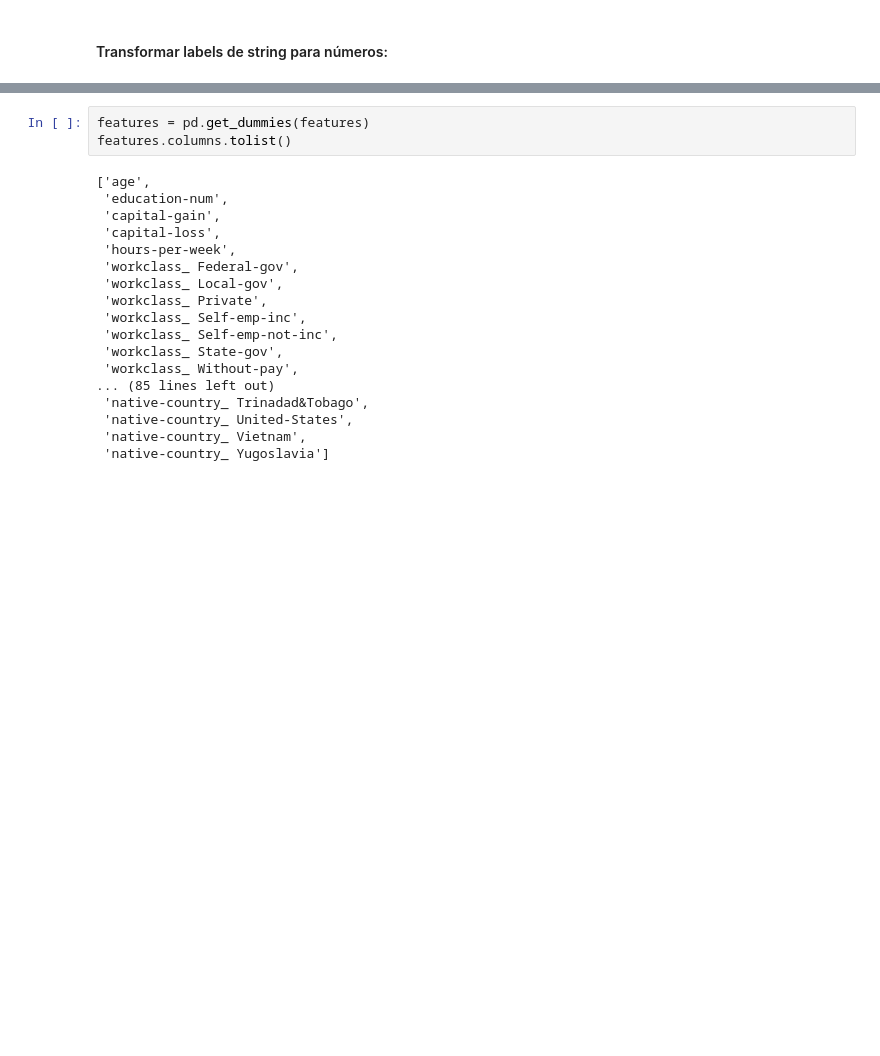
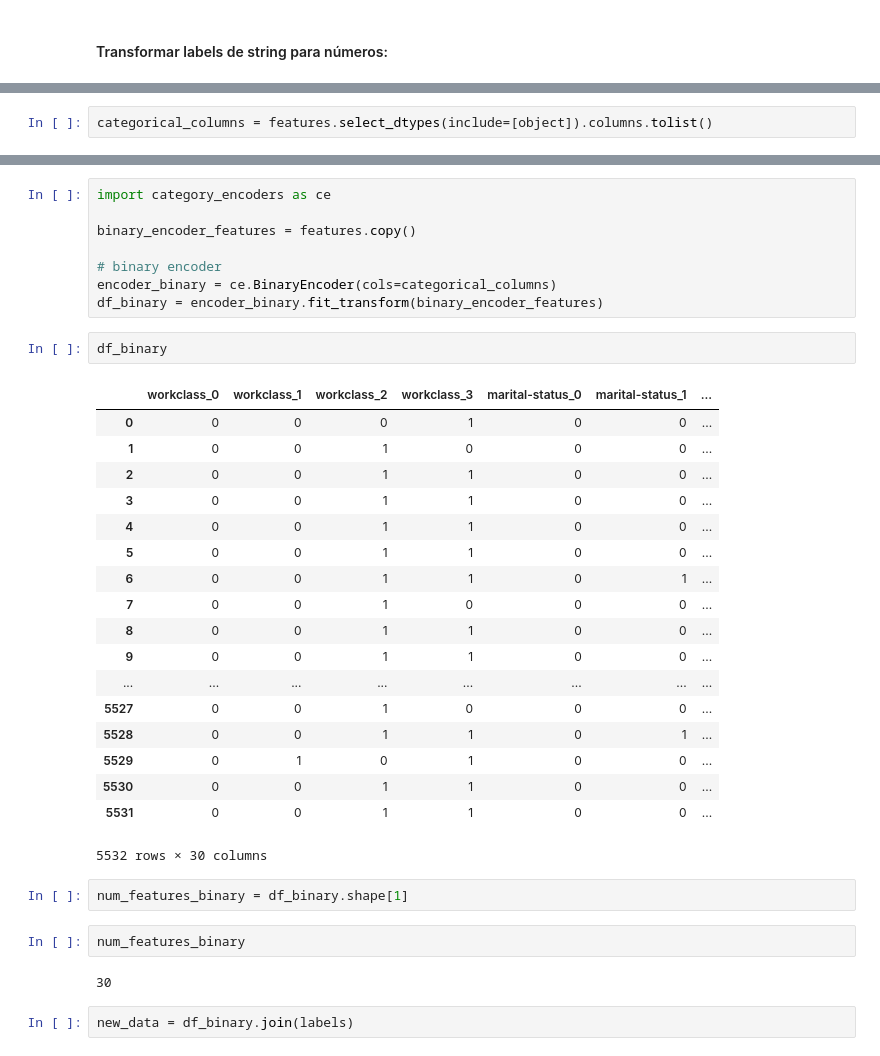
Before and after one commit to viniciusdoss/PredictSalary, a Jupyter notebook: Censo1994_EUA.ipynb, the cells around one changed output, grey strips where cells are left out. Drawn from its saved outputs; the diff is of its cells as text; blank space fills up the shorter version.

```diff
--- a/Censo1994_EUA.ipynb
+++ b/Censo1994_EUA.ipynb
@@ -182,0 +204,2 @@ TypeError: Cannot compare types 'ndarray(dtype=int64)' and 'str'
+# %%
+categorical_columns = features.select_dtypes(include=[object]).columns.tolist()
@@ -185,21 +217,37 @@ TypeError: Cannot compare types 'ndarray(dtype=int64)' and 'str'
-# %%
-features = pd.get_dummies(features)
-features.columns.tolist()
-# %% [output]
-['age',
- 'education-num',
- 'capital-gain',
- 'capital-loss',
- 'hours-per-week',
- 'workclass_ Federal-gov',
- 'workclass_ Local-gov',
- 'workclass_ Private',
- 'workclass_ Self-emp-inc',
- 'workclass_ Self-emp-not-inc',
- 'workclass_ State-gov',
- 'workclass_ Without-pay',
-... (85 lines left out)
- 'native-country_ Trinadad&Tobago',
- 'native-country_ United-States',
- 'native-country_ Vietnam',
- 'native-country_ Yugoslavia']
+# %%
+import category_encoders as ce
+
+binary_encoder_features = features.copy()
+
+# binary encoder
+encoder_binary = ce.BinaryEncoder(cols=categorical_columns)
+df_binary = encoder_binary.fit_transform(binary_encoder_features)
+# %%
+df_binary
+# %% [output]
+|  | workclass_0 | workclass_1 | workclass_2 | workclass_3 | marital-status_0 | marital-status_1 | ... |
+| 0 | 0 | 0 | 0 | 1 | 0 | 0 | ... |
+| 1 | 0 | 0 | 1 | 0 | 0 | 0 | ... |
+| 2 | 0 | 0 | 1 | 1 | 0 | 0 | ... |
+| 3 | 0 | 0 | 1 | 1 | 0 | 0 | ... |
+| 4 | 0 | 0 | 1 | 1 | 0 | 0 | ... |
+| 5 | 0 | 0 | 1 | 1 | 0 | 0 | ... |
+| 6 | 0 | 0 | 1 | 1 | 0 | 1 | ... |
+| 7 | 0 | 0 | 1 | 0 | 0 | 0 | ... |
+| 8 | 0 | 0 | 1 | 1 | 0 | 0 | ... |
+| 9 | 0 | 0 | 1 | 1 | 0 | 0 | ... |
+| ... | ... | ... | ... | ... | ... | ... | ... |
+| 5527 | 0 | 0 | 1 | 0 | 0 | 0 | ... |
+| 5528 | 0 | 0 | 1 | 1 | 0 | 1 | ... |
+| 5529 | 0 | 1 | 0 | 1 | 0 | 0 | ... |
+| 5530 | 0 | 0 | 1 | 1 | 0 | 0 | ... |
+| 5531 | 0 | 0 | 1 | 1 | 0 | 0 | ... |
+5532 rows × 30 columns
+# %%
+num_features_binary = df_binary.shape[1]
+# %%
+num_features_binary
+# %% [output]
+30
+# %%
+new_data = df_binary.join(labels)
```
Also changed, not shown: parts of 23 cells of this notebook.
